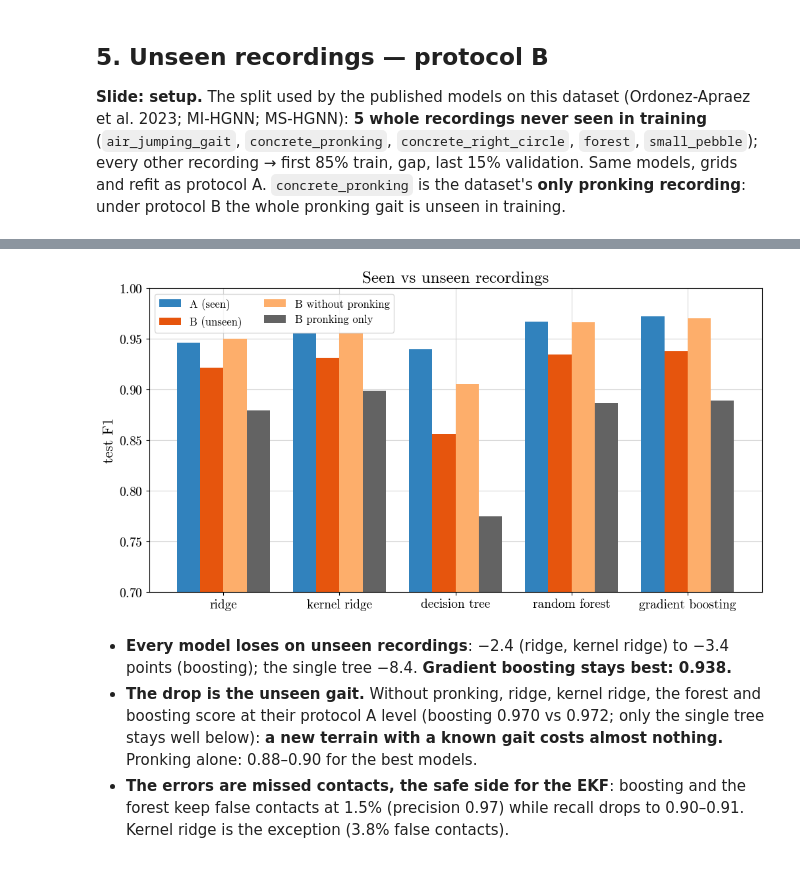
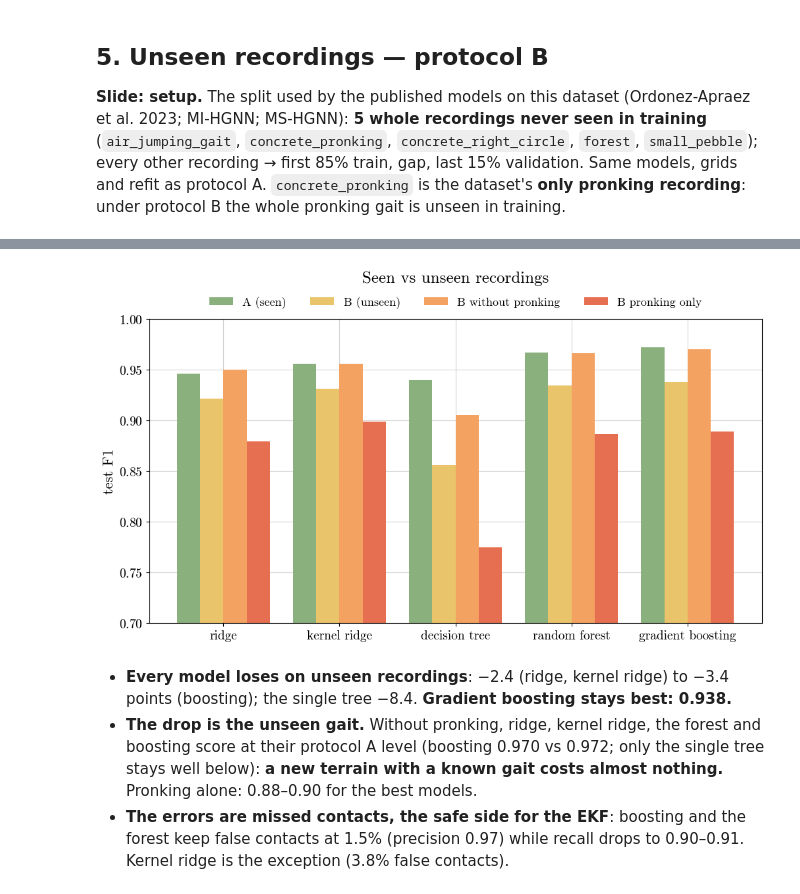
Before and after one commit to FilippoGorini/ML2_project, a Jupyter notebook: notebooks/05_presentation.ipynb, the cells around one changed output, grey strips where cells are left out. Cells and saved outputs as stored; diff of their text form; code cells hidden in the pictures.

Commit message:
improved colors

```diff
--- a/notebooks/05_presentation.ipynb
+++ b/notebooks/05_presentation.ipynb
@@ -283,11 +306,11 @@ Choices inside each step were made on validation; each chosen input was tested o
 | raw window | 15 log-spaced lags × 54 = 810 | history: dense recent lags (0, 1, 2, 3, 5, 8 … ms), sparse old ones up to 149 ms |
 | hand-crafted features | 390 | per channel: current value, change over 5 and 50 ms, window mean, std, min, max; per foot: height above its window minimum, speed now, mean speed over 20 ms |
 # %%
-ladder = ["majority", "ridge_current", "ridge_window_log", "ridge_feat_all"]
-labels_ladder = ["nothing\n(majority)", "current\ntimestep", "raw window\n(history)", "hand-crafted\nfeatures"]
+ladder = ["ridge_current", "ridge_window_log", "ridge_feat_all"]
+labels_ladder = ["current\ntimestep", "raw window\n(history)", "hand-crafted\nfeatures"]
 f1s = [A[m][0]["test"]["f1"] for m in ladder]
 fig, ax = plt.subplots(figsize=(10, 6))
-bars = ax.bar(labels_ladder, f1s, color=[GREY] + [COLORS[m] for m in ladder[1:]])
+bars = ax.bar(labels_ladder, f1s, color=INPUT_LADDER_COLORS)
 for b, v in zip(bars, f1s):
     ax.text(b.get_x() + b.get_width() / 2, v + 0.01, f"{v:.3f}", ha="center")
 ax.set_ylim(0, 1.05); ax.set_ylabel("test F1"); ax.set_title("Input ladder (ridge)")
@@ -518,7 +540,7 @@ dist = {m: error_distances(m) for m in err_models}
 fig, ax = plt.subplots(figsize=(10, 6))
 for m, d in dist.items():
     x = np.sort(d)
-    ax.plot(x, np.arange(1, len(x) + 1) / len(x), color=COLORS[m], lw=2 if m == "gb_feat_all" else 1.2,
+    ax.plot(x, np.arange(1, len(x) + 1) / len(x), color=COLORS_LINE[m], lw=2 if m == "gb_feat_all" else 1.2,
             label=f"{NAMES[m]} ({len(d):,} errors)")
 ax.set_xscale("log"); ax.set_xlabel("distance to the nearest true touchdown / lift-off [ms]")
 ax.set_ylabel("share of errors within"); ax.legend(fontsize=12)
@@ -581,15 +603,16 @@ share of test contacts in concrete_pronking: 0.42
 # %%
 fig, ax = plt.subplots(figsize=(12, 6))
 cols = ["F1 A (seen)", "F1 B (unseen)", "F1 B without pronking", "F1 B pronking only"]
 w = 0.2
 for i, col in enumerate(cols):
     ax.bar(np.arange(len(KEPT)) + (i - 1.5) * w, cmp_b[col], w, label=col.replace("F1 ", ""),
            color=PROTOCOL_B_COLORS[i])
 ax.set_xticks(range(len(KEPT)), [NAMES[m] for m in KEPT]); ax.set_ylim(0.7, 1.0); ax.set_ylabel("test F1")
-ax.legend(fontsize=12, ncol=2); ax.set_title("Seen vs unseen recordings")
+ax.legend(fontsize=13, ncol=4, loc="lower center", bbox_to_anchor=(0.5, 1.0), frameon=False)
+ax.set_title("Seen vs unseen recordings", pad=40)
 save(fig, "protocol_b"); plt.show()
 # %% [output]
-[figure, old version]
+[figure, new version]
 # %% [markdown]
 - **Every model loses on unseen recordings**: −2.4 (ridge, kernel ridge) to −3.4 points (boosting); the single tree
   −8.4. **Gradient boosting stays best: 0.938.**
```
Also changed, not shown: parts of 25 cells of this notebook, 34 other files.
